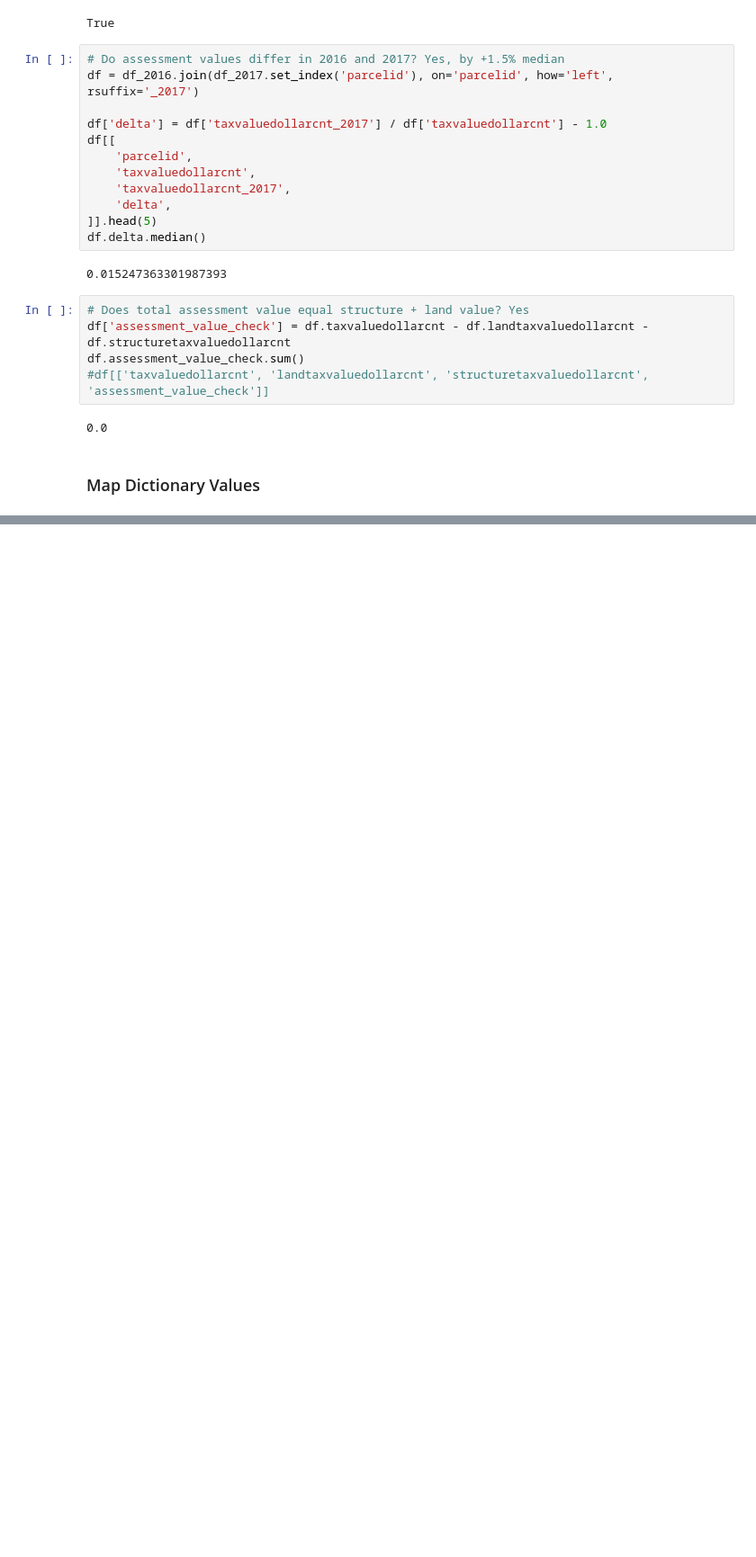
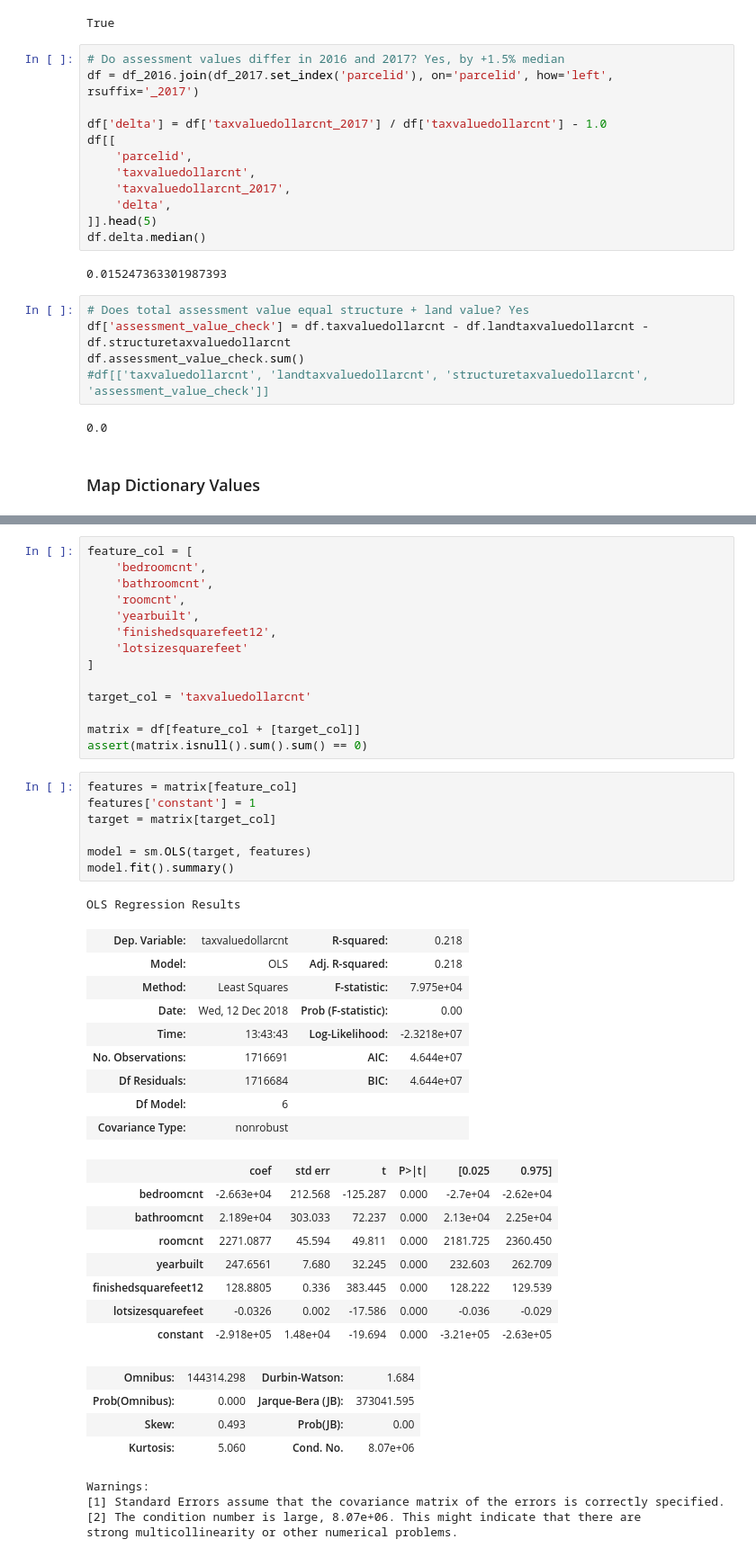
Before and after one commit to sjstone2838/zillow_prize, a Jupyter notebook: notebooks/1. Exploration.ipynb, the cells around one changed output, grey strips where cells are left out. Shown at 90% size. Drawn from its saved outputs; the diff is of its cells as text; blank space fills up the shorter version.

Commit message:
first OLS model

```diff
--- a/notebooks/1. Exploration.ipynb
+++ b/notebooks/1. Exploration.ipynb
@@ -191,0 +237,48 @@ Name: propertylandusetypeid, dtype: int64
+# %%
+feature_col = [
+    'bedroomcnt',
+    'bathroomcnt',
+    'roomcnt',
+    'yearbuilt',
+    'finishedsquarefeet12',
+    'lotsizesquarefeet'
+]
+
+target_col = 'taxvaluedollarcnt'
+
+matrix = df[feature_col + [target_col]]
+assert(matrix.isnull().sum().sum() == 0)
+# %%
+features = matrix[feature_col]
+features['constant'] = 1
+target = matrix[target_col]
+
+model = sm.OLS(target, features)
+model.fit().summary()
+# %% [output]
+OLS Regression Results
+| Dep. Variable: | taxvaluedollarcnt | R-squared: | 0.218 |
+| Model: | OLS | Adj. R-squared: | 0.218 |
+| Method: | Least Squares | F-statistic: | 7.975e+04 |
+| Date: | Wed, 12 Dec 2018 | Prob (F-statistic): | 0.00 |
+| Time: | 13:43:43 | Log-Likelihood: | -2.3218e+07 |
+| No. Observations: | 1716691 | AIC: | 4.644e+07 |
+| Df Residuals: | 1716684 | BIC: | 4.644e+07 |
+| Df Model: | 6 |  |  |
+| Covariance Type: | nonrobust |  |  |
+|  | coef | std err | t | P>|t| | [0.025 | 0.975] |
+| bedroomcnt | -2.663e+04 | 212.568 | -125.287 | 0.000 | -2.7e+04 | -2.62e+04 |
+| bathroomcnt | 2.189e+04 | 303.033 | 72.237 | 0.000 | 2.13e+04 | 2.25e+04 |
+| roomcnt | 2271.0877 | 45.594 | 49.811 | 0.000 | 2181.725 | 2360.450 |
+| yearbuilt | 247.6561 | 7.680 | 32.245 | 0.000 | 232.603 | 262.709 |
+| finishedsquarefeet12 | 128.8805 | 0.336 | 383.445 | 0.000 | 128.222 | 129.539 |
+| lotsizesquarefeet | -0.0326 | 0.002 | -17.586 | 0.000 | -0.036 | -0.029 |
+| constant | -2.918e+05 | 1.48e+04 | -19.694 | 0.000 | -3.21e+05 | -2.63e+05 |
+| Omnibus: | 144314.298 | Durbin-Watson: | 1.684 |
+| Prob(Omnibus): | 0.000 | Jarque-Bera (JB): | 373041.595 |
+| Skew: | 0.493 | Prob(JB): | 0.00 |
+| Kurtosis: | 5.060 | Cond. No. | 8.07e+06 |
+Warnings:
+[1] Standard Errors assume that the covariance matrix of the errors is correctly specified.
+[2] The condition number is large, 8.07e+06. This might indicate that there are
+strong multicollinearity or other numerical problems.
```
Also changed, not shown: parts of 16 cells of this notebook, 2 other files.
